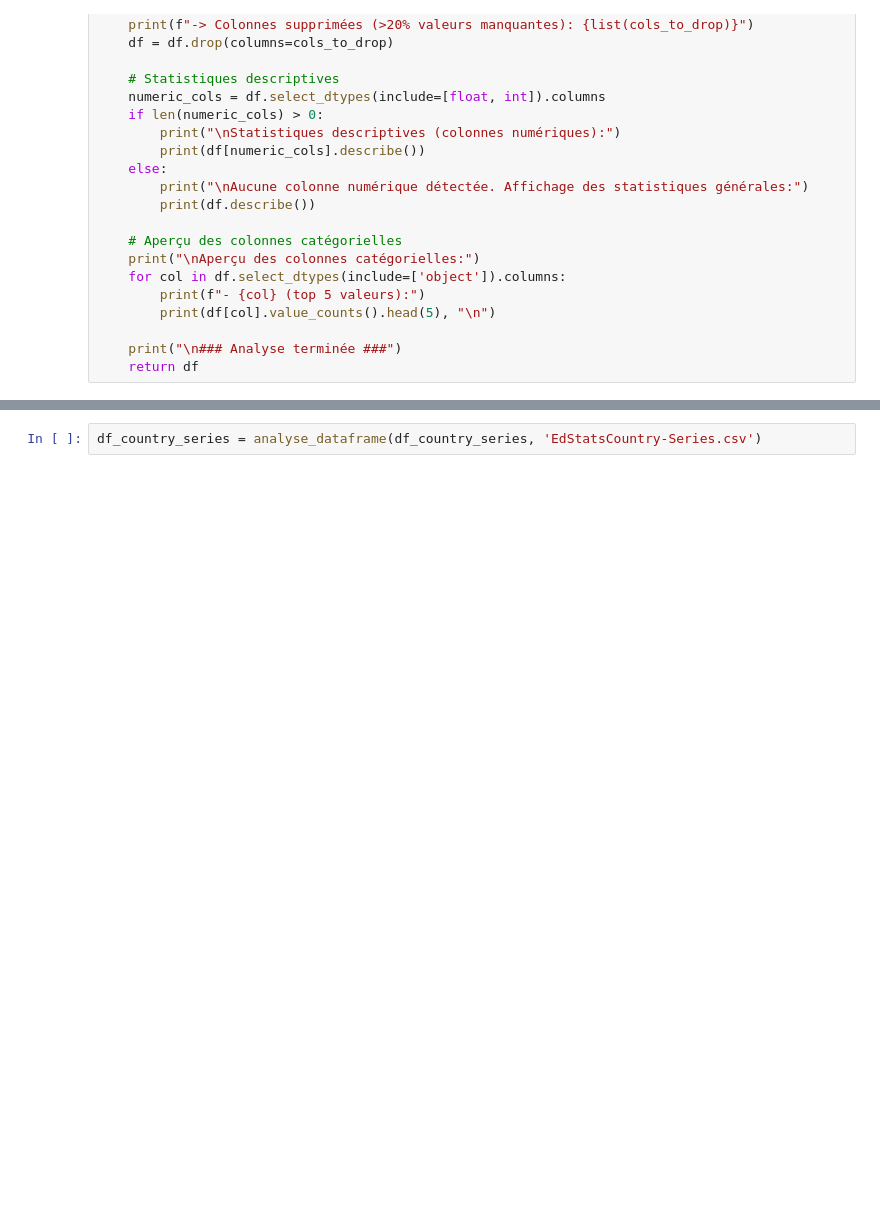
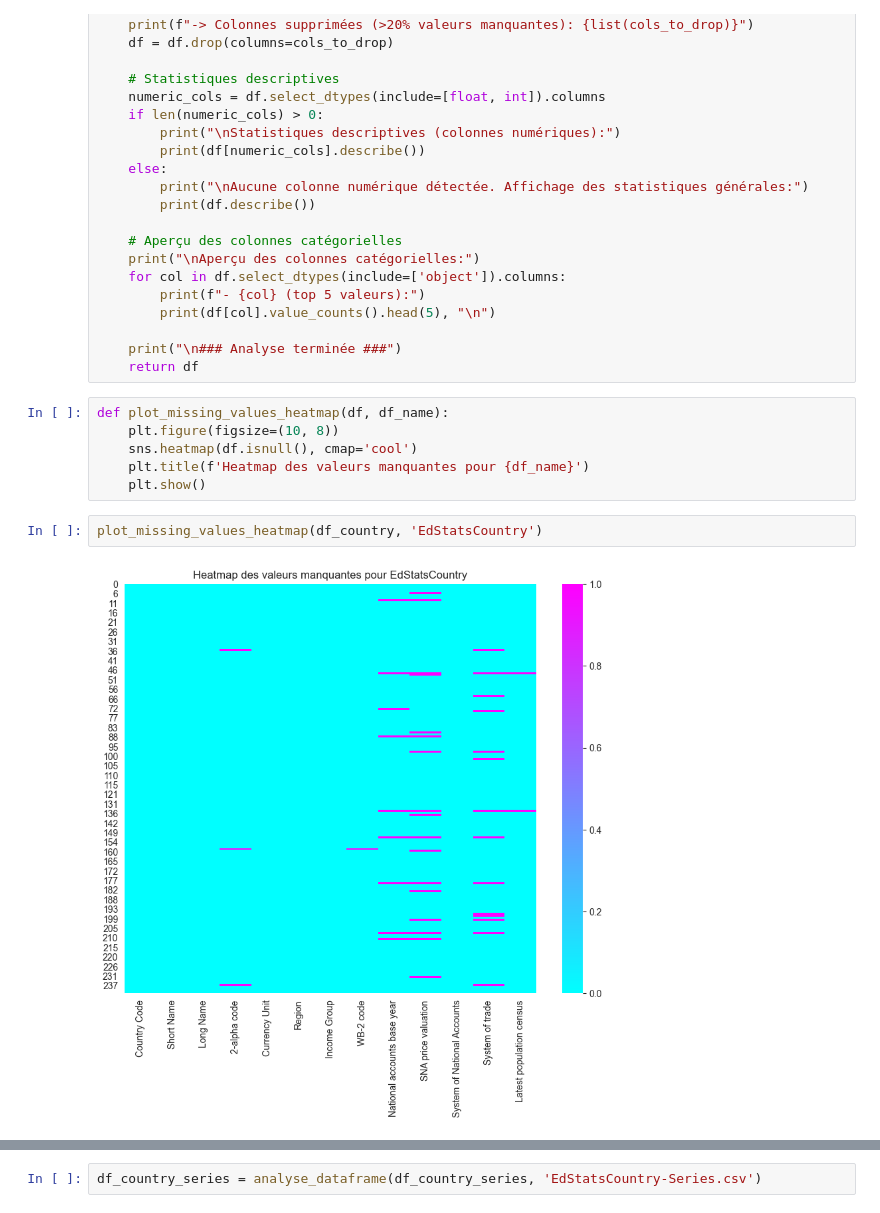
Before and after one commit to Riddlerjoke/EDA-project1, a Jupyter notebook: Analyse_Data_Educatif_System.ipynb, the cells around one changed output, grey strips where cells are left out. Saved outputs shown, nothing was run; the diff lists cells and outputs as text; blank space fills up the shorter version.

```diff
--- a/Analyse_Data_Educatif_System.ipynb
+++ b/Analyse_Data_Educatif_System.ipynb
@@ -140,6 +140,16 @@ def analyse_dataframe(df, df_name):
 
     print("\n### Analyse terminée ###")
     return df
+# %%
+def plot_missing_values_heatmap(df, df_name):
+    plt.figure(figsize=(10, 8))
+    sns.heatmap(df.isnull(), cmap='cool')
+    plt.title(f'Heatmap des valeurs manquantes pour {df_name}')
+    plt.show()
+# %%
+plot_missing_values_heatmap(df_country, 'EdStatsCountry')
+# %% [output]
+[figure, added]
 # %%
 df_country = analyse_dataframe(df_country, 'EdStatsCountry.csv')
 # %% [output]
```
Also changed, not shown: parts of 47 cells of this notebook.
